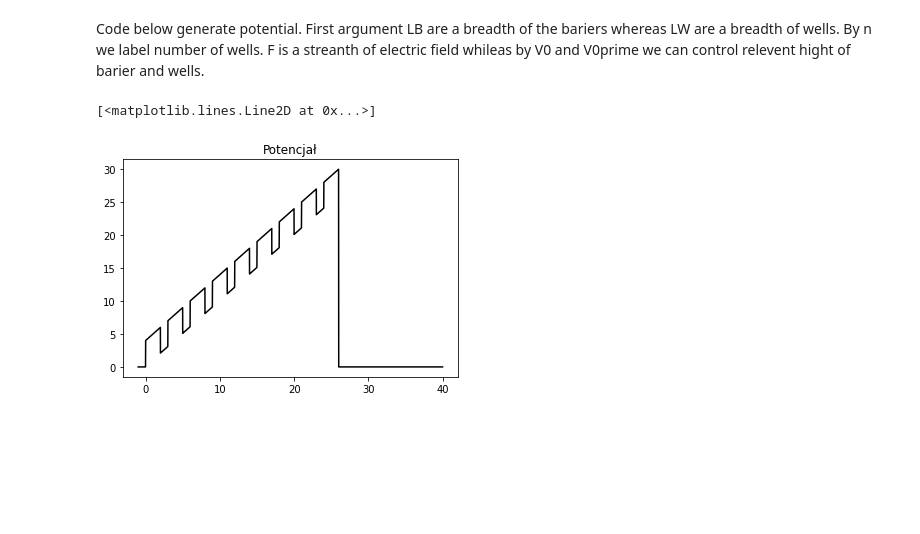
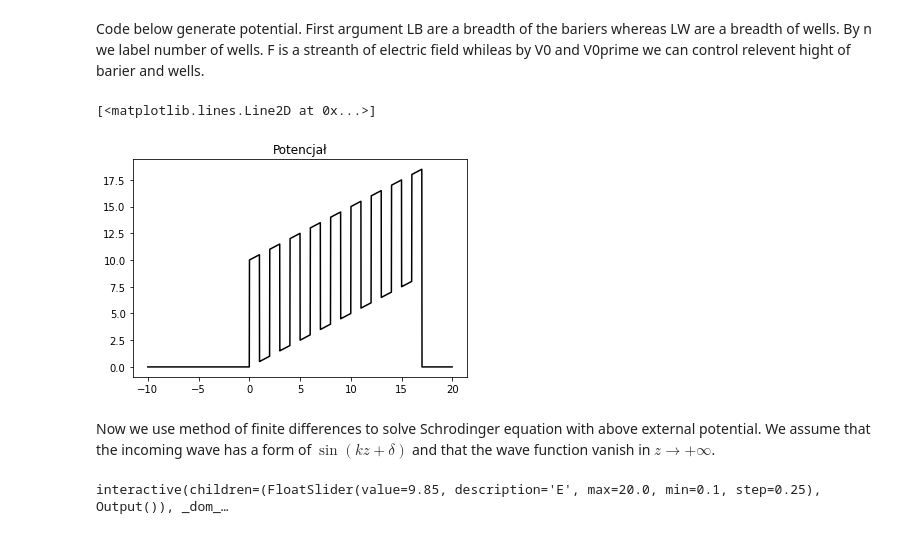
Before and after one commit to krystianjablonowski/Resonant-exciton-contributions-to-quantum-well-electroabsorption, a Jupyter notebook: Untitled26.ipynb, the cells around one changed output. Cells and saved outputs as stored; diff of their text form; code cells hidden in the pictures; blank space fills up the shorter version.

```diff
--- a/Untitled26.ipynb
+++ b/Untitled26.ipynb
@@ -22,13 +22,15 @@ def V(LB,LW,n,V0,V0prim,F,z):
       return 0
 # %%
 list=[]
-for i in np.arange(-1,40,0.01):
+for i in np.arange(-10,20,0.01):
 
 
-  list.append(V(2,1,8,4,0.1,1,i))
+  list.append(V(1,1,8,10,0,0.5,i))
 
 plt.title('Potencjał')
-plt.plot(np.arange(-1,40,0.01),list,'-0')
+plt.plot(np.arange(-10,20,0.01),list,'-0')
 # %% [output]
 [<matplotlib.lines.Line2D at 0x...>]
-[figure, old version]
+[figure, new version]
+# %% [markdown]
+Now we use method of finite differences to solve Schrodinger equation with above external potential. We assume that the incoming wave has a form of $\sin(kz+\delta)$ and that the wave function vanish in $z→+∞$.
@@ -34,0 +68,6 @@ plt.plot(np.arange(-1,40,0.01),list,'-0')
+# %%
+from ipywidgets import *
+
+interact(Fu,E=(0.1,20,0.25));
+# %% [output]
+interactive(children=(FloatSlider(value=9.85, description='E', max=20.0, min=0.1, step=0.25), Output()), _dom_…
```
Also changed, not shown: parts of 4 cells of this notebook.
